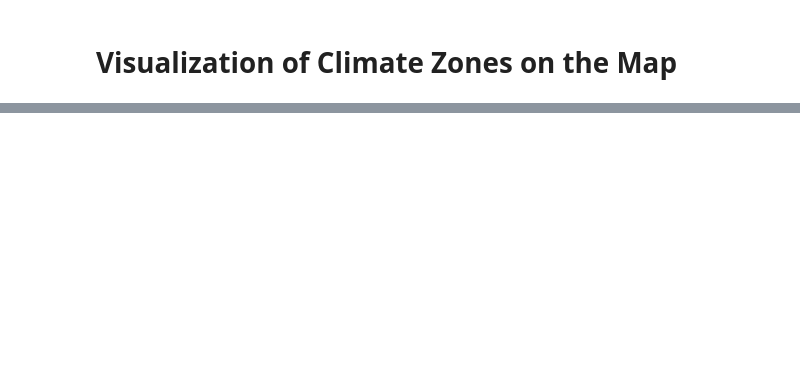
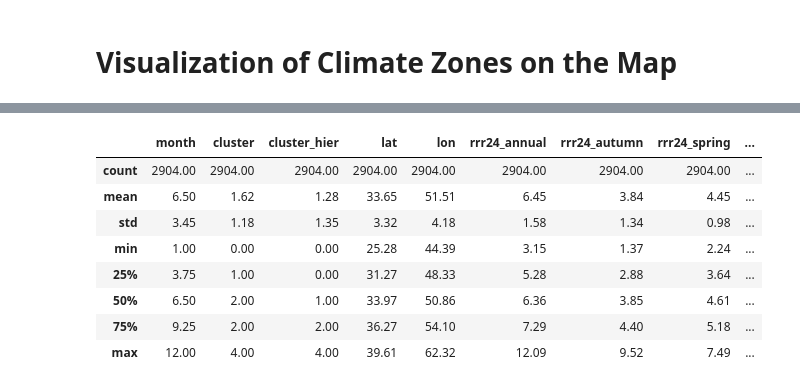
Before and after one commit to shirazialianpooya/panel-data-eto, a Jupyter notebook: src/Python/_02_Climate_Zones.ipynb, the cells around one changed output, grey strips where cells are left out. Drawn from its saved outputs; the diff is of its cells as text; code cells hidden in the pictures; blank space fills up the shorter version.

```diff
--- a/src/Python/_02_Climate_Zones.ipynb
+++ b/src/Python/_02_Climate_Zones.ipynb
@@ -452,0 +548,12 @@ fig.show()
+# %%
+dd.describe()
+# %% [output]
+|  | month | cluster | cluster_hier | lat | lon | rrr24_annual | rrr24_autumn | rrr24_spring | ... |
+| count | 2904.00 | 2904.00 | 2904.00 | 2904.00 | 2904.00 | 2904.00 | 2904.00 | 2904.00 | ... |
+| mean | 6.50 | 1.62 | 1.28 | 33.65 | 51.51 | 6.45 | 3.84 | 4.45 | ... |
+| std | 3.45 | 1.18 | 1.35 | 3.32 | 4.18 | 1.58 | 1.34 | 0.98 | ... |
+| min | 1.00 | 0.00 | 0.00 | 25.28 | 44.39 | 3.15 | 1.37 | 2.24 | ... |
+| 25% | 3.75 | 1.00 | 0.00 | 31.27 | 48.33 | 5.28 | 2.88 | 3.64 | ... |
+| 50% | 6.50 | 2.00 | 1.00 | 33.97 | 50.86 | 6.36 | 3.85 | 4.61 | ... |
+| 75% | 9.25 | 2.00 | 2.00 | 36.27 | 54.10 | 7.29 | 4.40 | 5.18 | ... |
+| max | 12.00 | 4.00 | 4.00 | 39.61 | 62.32 | 12.09 | 9.52 | 7.49 | ... |
```
Also changed, not shown: parts of 11 cells of this notebook, 2 other files.
